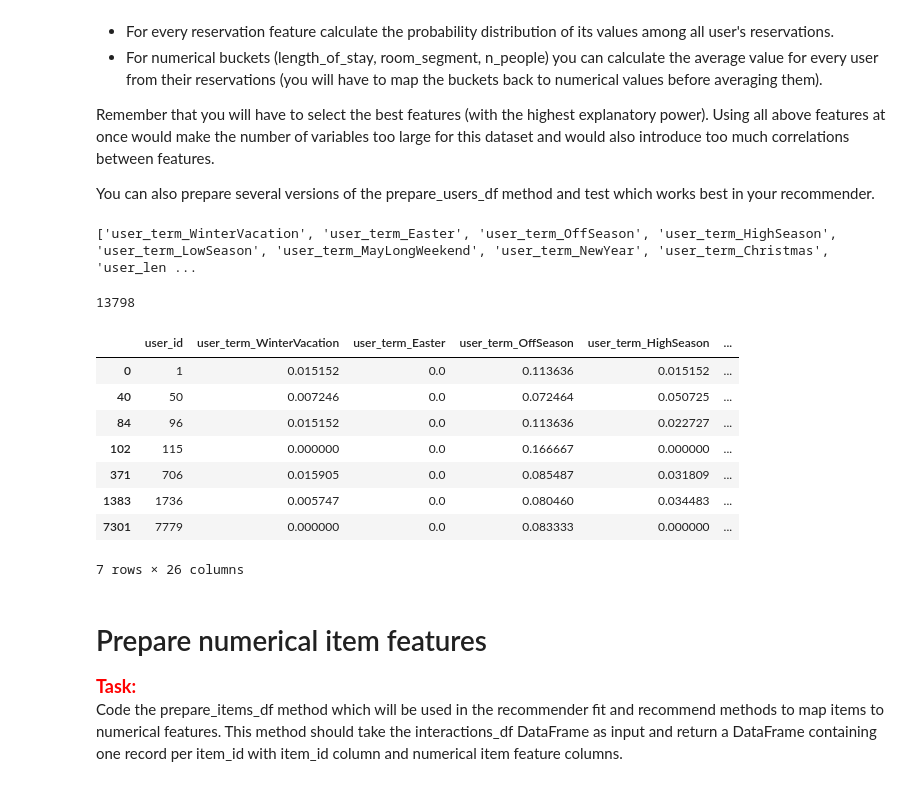
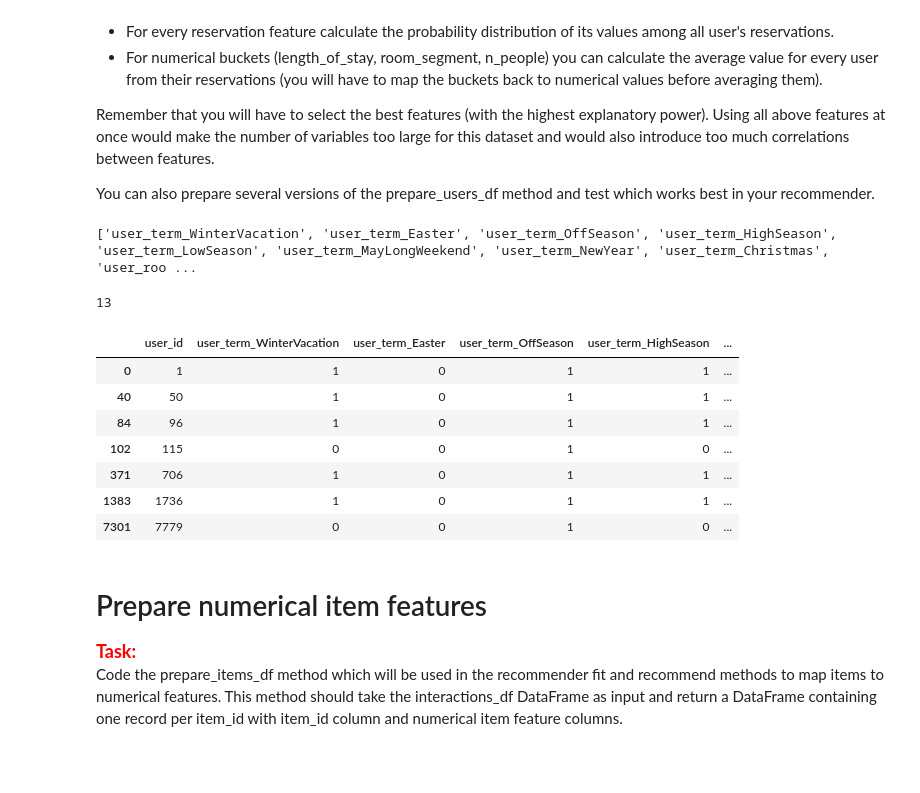
Before and after one commit to e-lawniczak/rsc-project1, a Jupyter notebook: project_1_recommender_and_evaluation.ipynb, the cells around one changed output. Cells and saved outputs as stored; diff of their text form; code cells hidden in the pictures.

```diff
--- a/project_1_recommender_and_evaluation.ipynb
+++ b/project_1_recommender_and_evaluation.ipynb
@@ -83,60 +83,66 @@ Remember that you will have to select the best features (with the highest explan
 
 You can also prepare several versions of the prepare_users_df method and test which works best in your recommender.
 # %%
-def prepare_users_df(interactions_df):
+def prepare_users_df2(interactions_df):
     ######################
     # this function returns dataframe with float values based on number
     # of times user interacted with item with said feature
     ######################
     users_df = interactions_df.copy()
+    #this line is to narrow number of used features
+
+    users_df = users_df.loc[:,["user_id","term","length_of_stay_bucket","n_people_bucket", "room_segment"]]
+#     users_df = users_df.loc[:,["user_id","term", "room_segment"]]
 
     users_df = pd.get_dummies(users_df)
-    users_df = users_df.loc[:,users_df.columns != "item_id"]
+#     users_df = users_df.loc[:,users_df.columns != "item_id"]
     users_df = users_df.groupby(['user_id']).sum()
 
     users_df = users_df / users_df.sum(axis=1).values.reshape(-1, 1)
     users_df = users_df.add_prefix('user_')
     users_df = users_df.rename_axis(None, axis=1).fillna(0).reset_index()
     user_features = users_df.loc[:,users_df.columns != "user_id"].columns.to_list()
 
 
 
     return users_df, user_features
 
-def prepare_users_df2(interactions_df):
+def prepare_users_df(interactions_df):
     ######################
     # this function returns np array of 25 features with 1 if user interacted with item that has said feature
     ######################
     users_df = interactions_df.copy()
+
+#     users_df = users_df.loc[:,["user_id","term","length_of_stay_bucket","n_people_bucket", "room_segment"]]
+    users_df = users_df.loc[:,["user_id","term", "room_segment"]]
 
     users_df = pd.get_dummies(users_df)
     users_df = users_df.loc[:,users_df.columns != "item_id"]
     users_df = users_df.groupby('user_id').agg('max')
 
     users_df = users_df.add_prefix('user_').reset_index()
     user_features = users_df.loc[:,users_df.columns != "user_id"].columns.to_list()
-    users_df = users_df.loc[:,users_df.columns != "user_id"].to_numpy()
+
 
     return users_df, user_features
 
 
 users_df, user_features = prepare_users_df(interactions_df)
 
 print(user_features)
-display(len(users_df))
+display(len(user_features))
 display(users_df.loc[users_df['user_id'].isin([706, 1736, 7779, 96, 1, 50, 115])].head(30))
 # %% [output]
-['user_term_WinterVacation', 'user_term_Easter', 'user_term_OffSeason', 'user_term_HighSeason', 'user_term_LowSeason', 'user_term_MayLongWeekend', 'user_term_NewYear', 'user_term_Christmas', 'user_len ...
+['user_term_WinterVacation', 'user_term_Easter', 'user_term_OffSeason', 'user_term_HighSeason', 'user_term_LowSeason', 'user_term_MayLongWeekend', 'user_term_NewYear', 'user_term_Christmas', 'user_roo ...
-13798
+13
 |  | user_id | user_term_WinterVacation | user_term_Easter | user_term_OffSeason | user_term_HighSeason | ... |
-| 0 | 1 | 0.015152 | 0.0 | 0.113636 | 0.015152 | ... |
-| 40 | 50 | 0.007246 | 0.0 | 0.072464 | 0.050725 | ... |
-| 84 | 96 | 0.015152 | 0.0 | 0.113636 | 0.022727 | ... |
-| 102 | 115 | 0.000000 | 0.0 | 0.166667 | 0.000000 | ... |
-| 371 | 706 | 0.015905 | 0.0 | 0.085487 | 0.031809 | ... |
-| 1383 | 1736 | 0.005747 | 0.0 | 0.080460 | 0.034483 | ... |
-| 7301 | 7779 | 0.000000 | 0.0 | 0.083333 | 0.000000 | ... |
+| 0 | 1 | 1 | 0 | 1 | 1 | ... |
+| 40 | 50 | 1 | 0 | 1 | 1 | ... |
+| 84 | 96 | 1 | 0 | 1 | 1 | ... |
+| 102 | 115 | 0 | 0 | 1 | 0 | ... |
+| 371 | 706 | 1 | 0 | 1 | 1 | ... |
+| 1383 | 1736 | 1 | 0 | 1 | 1 | ... |
+| 7301 | 7779 | 0 | 0 | 1 | 0 | ... |
-7 rows × 26 columns
 # %% [markdown]
 # Prepare numerical item features
 
```
Also changed, not shown: parts of 4 cells of this notebook.
